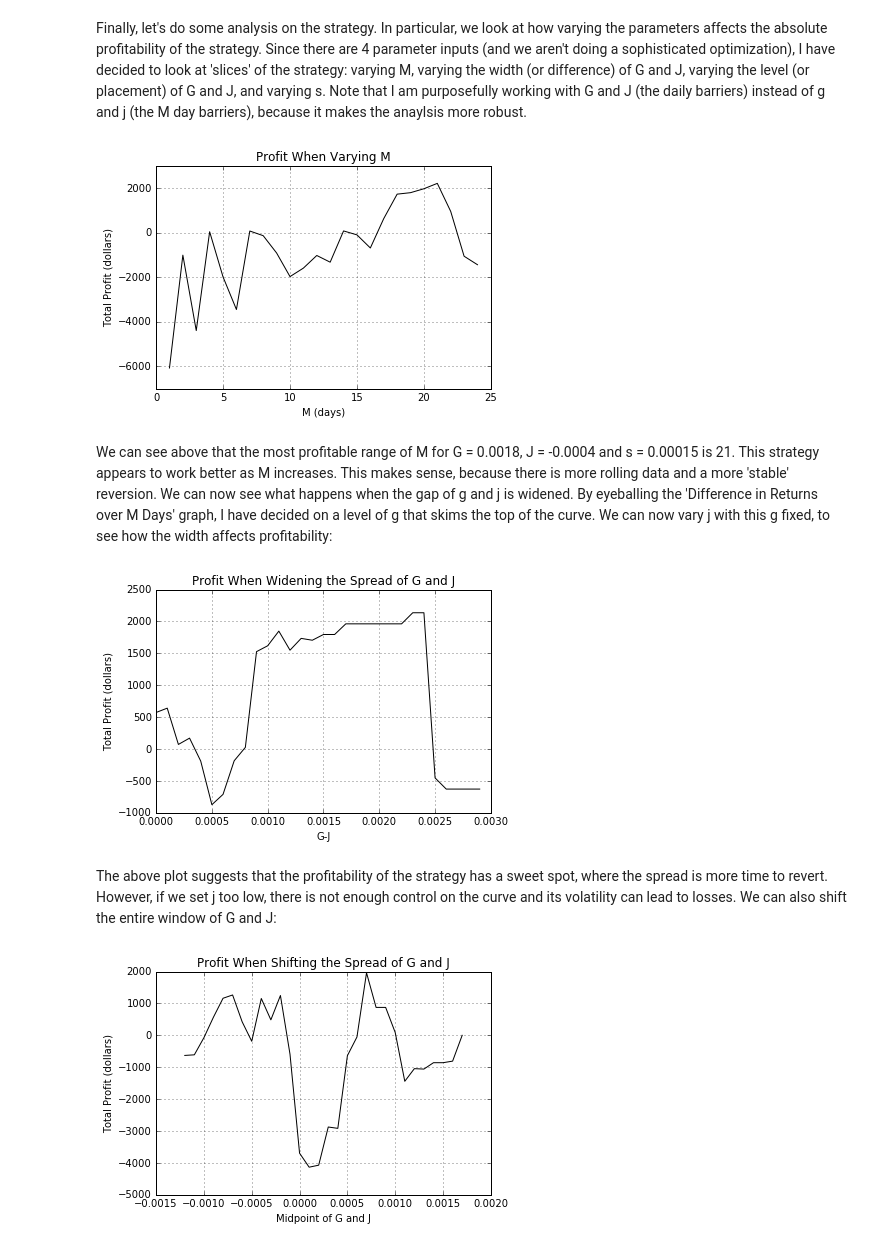
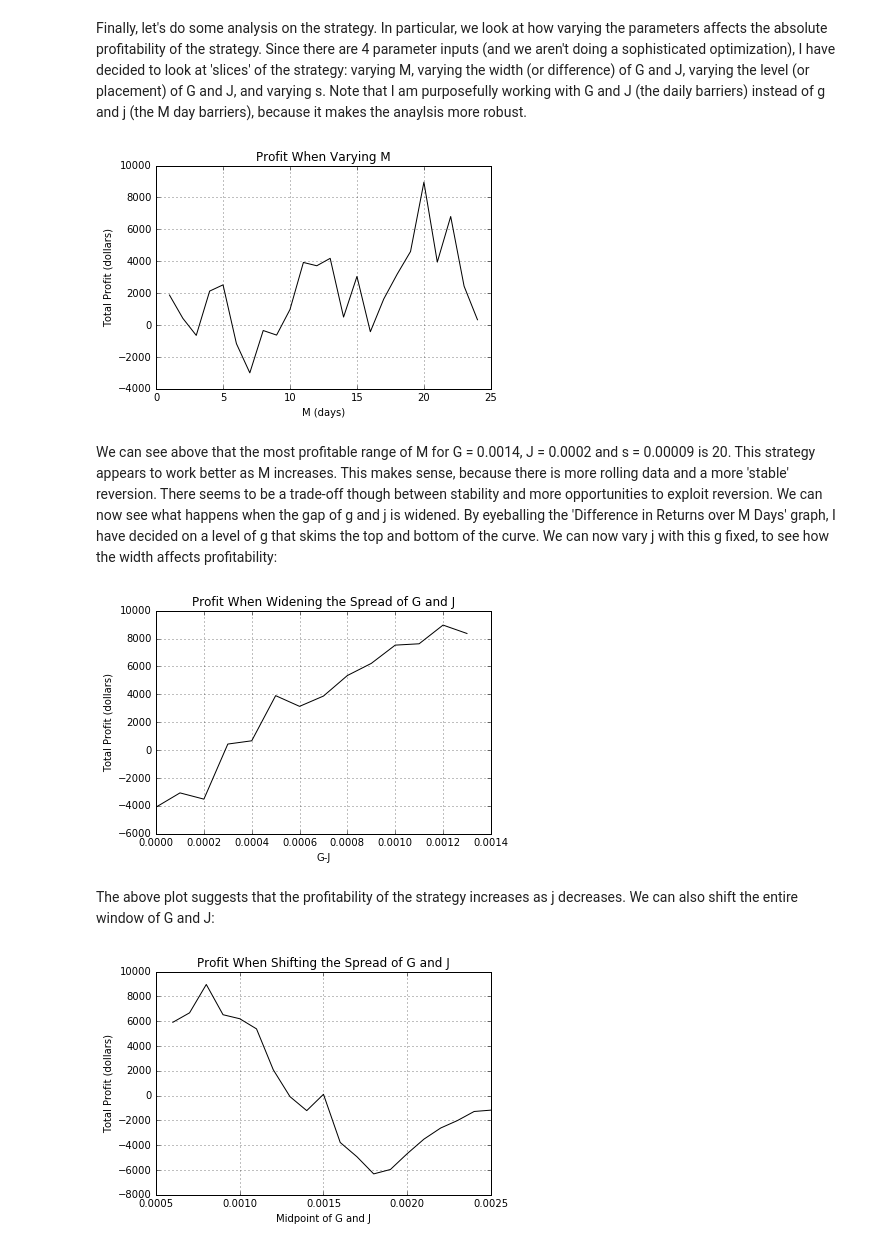
Before and after one commit to mbeven/FINM_2016_SPRING, a Jupyter notebook: FINM 33150/HW2/Michael_Beven_HW2.ipynb, the cells around one changed output. Saved outputs shown, nothing was run; the diff lists cells and outputs as text; code cells hidden in the pictures.

```diff
--- a/FINM 33150/HW2/Michael_Beven_HW2.ipynb
+++ b/FINM 33150/HW2/Michael_Beven_HW2.ipynb
@@ -205,9 +211,9 @@ Now that the function is complete, we can look at the table that it outputs.  As
 # %%
 # output
 M = 20
-G = 0.0018
-J = -0.0004
-s = 0.00015
+G = 0.0014
+J = 0.0002
+s = 0.00009
 X_code = 'EOD/XSD'
 Y_code = 'EOD/SMH'
 X_close = 'EOD.XSD - Adj_Close'
@@ -291,15 +299,11 @@ plt.legend([p1,p2,p3],['Entry Point','Exit Point','Stop-Loss Point'],
 # %% [markdown]
 Finally, let's do some analysis on the strategy.  In particular, we look at how varying the parameters affects the absolute profitability of the strategy.  Since there are 4 parameter inputs (and we aren't doing a sophisticated optimization), I have decided to look at 'slices' of the strategy: varying M, varying the width (or difference) of G and J, varying the level (or placement) of G and J, and varying s.  Note that I am purposefully working with G and J (the daily barriers) instead of g and j (the M day barriers), because it makes the anaylsis more robust.
 # %%
-############################################################################
-#4 ANALYSIS
-############################################################################
-
 # check overall profit when varying M. need to make j g and s functions of M
 Perform_M = pd.DataFrame(columns = ['M','Cum_Profit'])
-G = 0.0018
-J = -0.0004
-s = 0.00015
+G = 0.0014
+J = 0.0002
+s = 0.00009
 X_code = 'EOD/XSD'
 Y_code = 'EOD/SMH'
 X_close = 'EOD.XSD - Adj_Close'
@@ -317,25 +321,25 @@ plt.ylabel('Total Profit (dollars)')
 plt.xlabel('M (days)')
 plt.grid()
 # %% [output]
-[figure, old version]
+[figure, new version]
 # %% [markdown]
-We can see above that the most profitable range of M for G = 0.0018, J = -0.0004 and s = 0.00015 is 21.  This strategy appears to work better as M increases.  This makes sense, because there is more rolling data and a more 'stable' reversion. We can now see what happens when the gap of g and j is widened. By eyeballing the 'Difference in Returns over M Days' graph, I have decided on a level of g that skims the top of the curve.  We can now vary j with this g fixed, to see how the width affects profitability:
+We can see above that the most profitable range of M for G = 0.0014, J = 0.0002 and s = 0.00009 is 20.  This strategy appears to work better as M increases.  This makes sense, because there is more rolling data and a more 'stable' reversion. There seems to be a trade-off though between stability and more opportunities to exploit reversion.  We can now see what happens when the gap of g and j is widened. By eyeballing the 'Difference in Returns over M Days' graph, I have decided on a level of g that skims the top and bottom of the curve.  We can now vary j with this g fixed, to see how the width affects profitability:
 # %%
 # check overall profit when widening the spread of g and j
 Perform_W = pd.DataFrame(columns = ['W','Cum_Profit'])
 M = 20
-s = 0.00015
+s = 0.00009
 X_code = 'EOD/XSD'
 Y_code = 'EOD/SMH'
 X_close = 'EOD.XSD - Adj_Close'
 X_volume = 'EOD.XSD - Adj_Volume'
 Y_close = 'EOD.SMH - Adj_Close'
 Y_volume = 'EOD.SMH - Adj_Volume'
-for i in range(0,30):
+for i in range(0,14):
   i = i/10000
   #G = 0.0012+i
-  G = 0.0018
-  J = 0.0018-i
+  G = 0.0014
+  J = 0.0014-i
   df = strat(M,G*M,J*M,s,X_code,Y_code,X_close,X_volume,Y_close,Y_volume)
   Perform_W = Perform_W.append(pd.DataFrame([[G,J,G-J,df.Cum_Profit[-1]]],columns=['G','J','W','Cum_Profit']),
       ignore_index=True)
@@ -346,32 +350,32 @@ plt.ylabel('Total Profit (dollars)')
 plt.xlabel('G-J')
 plt.grid()
 # %% [output]
-[figure, old version]
+[figure, new version]
 # %% [markdown]
-The above plot suggests that the profitability of the strategy has a sweet spot, where the spread is more time to revert.  However, if we set j too low, there is not enough control on the curve and its volatility can lead to losses.  We can also shift the entire window of G and J:
+The above plot suggests that the profitability of the strategy increases as j decreases.  We can also shift the entire window of G and J:
 # %%
 # check overall profit when shifting the spread of g and j
 Perform_S = pd.DataFrame(columns = ['G','J','Cum_Profit'])
 M = 20
-s = 0.00015
+s = 0.00009
 X_code = 'EOD/XSD'
 Y_code = 'EOD/SMH'
 X_close = 'EOD.XSD - Adj_Close'
 X_volume = 'EOD.XSD - Adj_Volume'
 Y_close = 'EOD.SMH - Adj_Close'
 Y_volume = 'EOD.SMH - Adj_Volume'
-for i in range(0,30):
+for i in range(0,20):
   i = i/10000
-  G = -0.0001+i
-  J = -0.0023+i
+  G = 0.0012+i
+  J = 0.0000+i
   df = strat(M,G*M,J*M,s,X_code,Y_code,X_close,X_volume,Y_close,Y_volume)
   Perform_S = Perform_S.append(pd.DataFrame([[G,J,df.Cum_Profit[-1]]],
                                             columns=['G','J','Cum_Profit']),ignore_index=True)
 plt.figure(5)
 plt.plot((Perform_S.G+Perform_S.J)/2,Perform_S.Cum_Profit,color='black') # window of 0.005 looks good
 plt.title('Profit When Shifting the Spread of G and J')
 plt.ylabel('Total Profit (dollars)')
 plt.xlabel('Midpoint of G and J')
 plt.grid()
 # %% [output]
-[figure, old version]
+[figure, new version]
```
Also changed, not shown: parts of 8 cells of this notebook, 1 other file.
